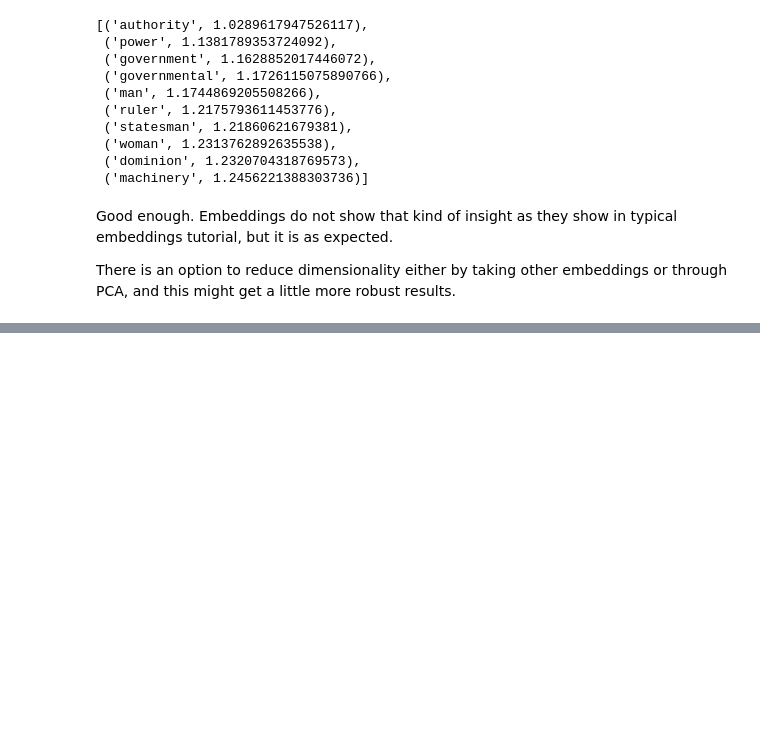
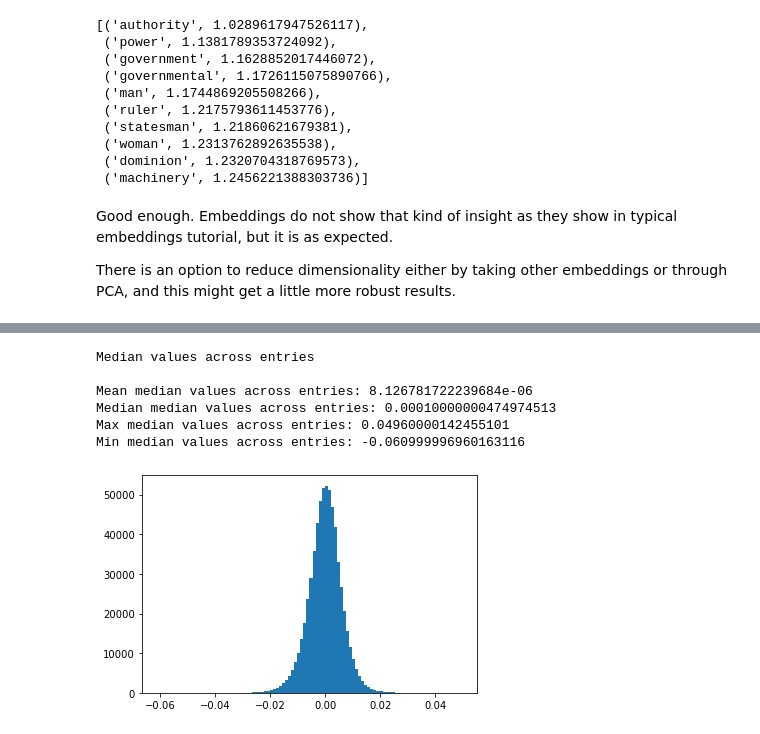
Before and after one commit to MrDVolk/text-generation, a Jupyter notebook: embeddings-analysis.ipynb, the cells around one changed output, grey strips where cells are left out. Saved outputs shown, nothing was run; the diff lists cells and outputs as text; code cells hidden in the pictures; blank space fills up the shorter version.

```diff
--- a/embeddings-analysis.ipynb
+++ b/embeddings-analysis.ipynb
@@ -31,0 +72,10 @@ There is an option to reduce dimensionality either by taking other embeddings or
+# %%
+plot_distribution(median_values, 'median values across entries')
+# %% [output]
+Median values across entries
+
+Mean median values across entries: 8.126781722239684e-06
+Median median values across entries: 0.00010000000474974513
+Max median values across entries: 0.04960000142455101
+Min median values across entries: -0.060999996960163116
+[figure, added]
```
Also changed, not shown: parts of 23 cells of this notebook, 1 other file.
